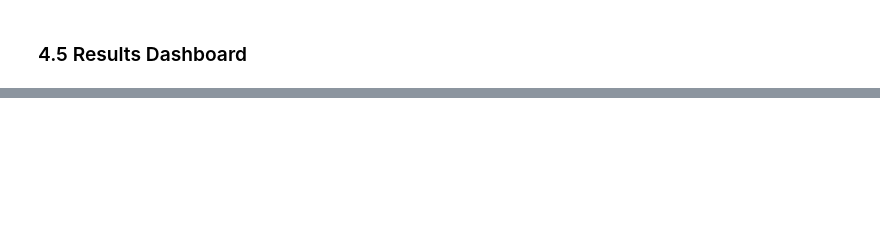
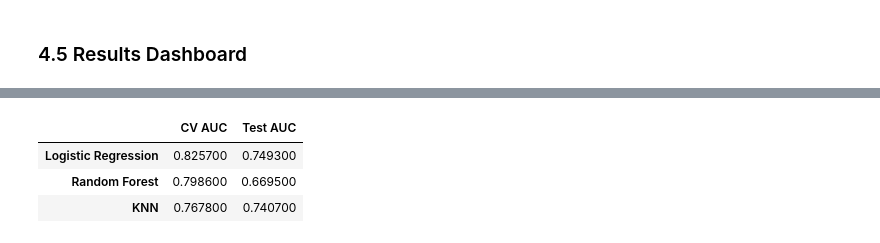
Before and after one commit to elizam343/Pstat100_final_project, a Jupyter notebook: pstat100_final.ipynb, the cells around one changed output, grey strips where cells are left out. Saved outputs shown, nothing was run; the diff lists cells and outputs as text; code cells hidden in the pictures; blank space fills up the shorter version.

```diff
--- a/pstat100_final.ipynb
+++ b/pstat100_final.ipynb
@@ -528,0 +788,31 @@ plt.show()
+# %%
+# ── Classification models ─────────────────────────────────────────────────────
+clf_pipes = {
+    'Logistic Regression': Pipeline([('sc', StandardScaler()),
+                                     ('m', LogisticRegression(max_iter=500, random_state=SEED))]),
+    'Random Forest':       Pipeline([('sc', StandardScaler()),
+                                     ('m', RandomForestClassifier(n_estimators=300, max_depth=5,
+                                                                  random_state=SEED))]),
+    'KNN':                 Pipeline([('sc', StandardScaler()),
+                                     ('m', KNeighborsClassifier(n_neighbors=best_k_clf))]),
+}
+
+retro_clf = {}
+retro_probs = {}
+for name, pipe in clf_pipes.items():
+    cv_auc = cross_val_score(pipe, X_tr, y_tr_clf, cv=kf5, scoring='roc_auc').mean()
+    pipe.fit(X_tr, y_tr_clf)
+    yp = pipe.predict_proba(X_te)[:, 1]
+    retro_probs[name] = yp
+    retro_clf[name] = {
+        'CV AUC':   round(cv_auc, 4),
+        'Test AUC': round(roc_auc_score(y_te_clf, yp), 4),
+    }
+
+retro_clf_df = pd.DataFrame(retro_clf).T
+display(retro_clf_df.style.highlight_max(color='#d4edda'))
+# %% [output]
+|  | CV AUC | Test AUC |
+| Logistic Regression | 0.825700 | 0.749300 |
+| Random Forest | 0.798600 | 0.669500 |
+| KNN | 0.767800 | 0.740700 |
```
Also changed, not shown: parts of 24 cells of this notebook, 9 other files.
